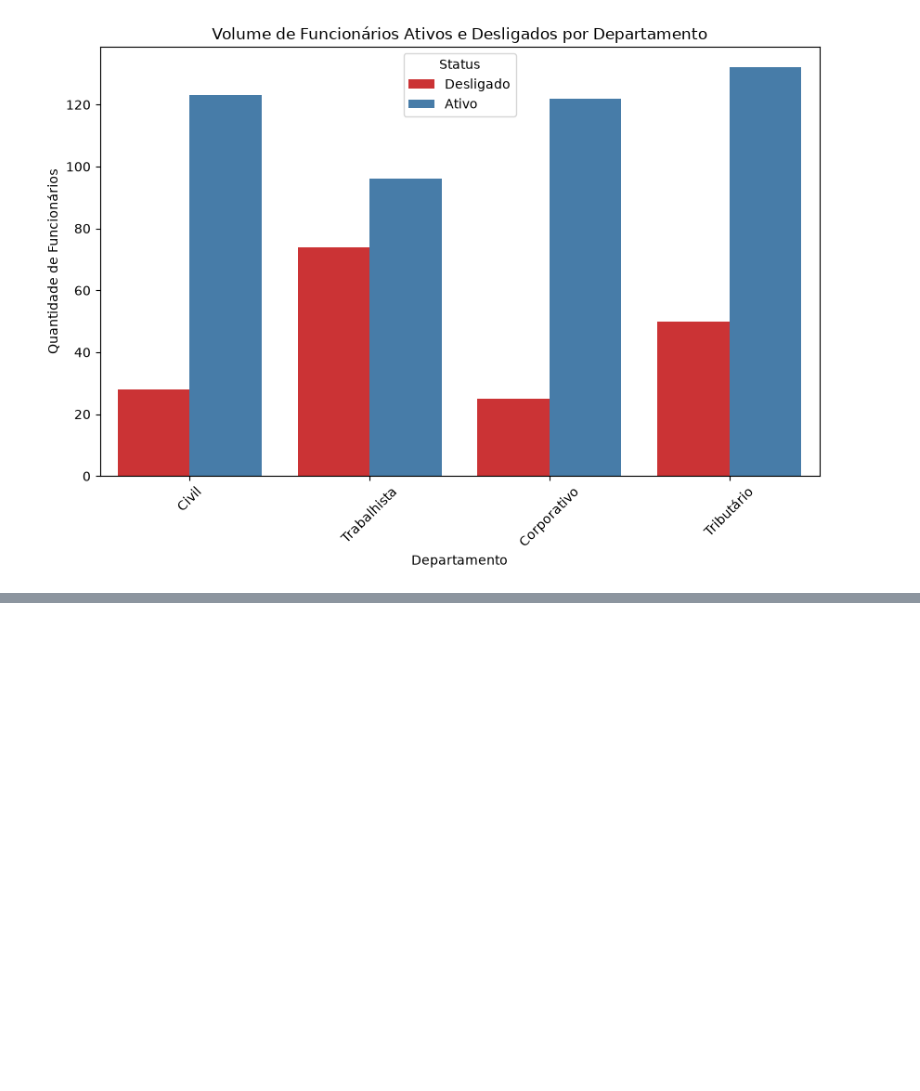
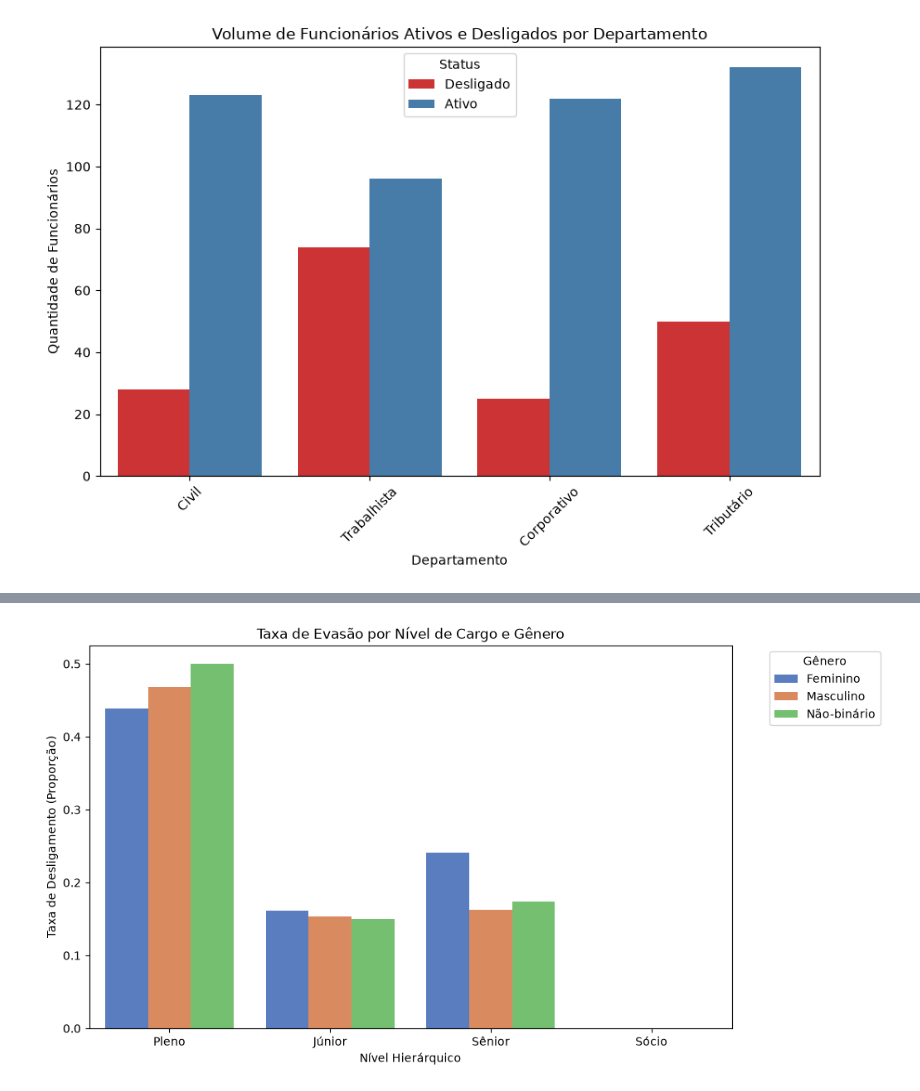
Before and after one commit to arthurfelipecairo/Projeto-de-Nivelamento00---LACEDA, a Jupyter notebook: 02-camada-prata/data_view.ipynb, the cells around one changed output, grey strips where cells are left out. Saved outputs shown, nothing was run; the diff lists cells and outputs as text; code cells hidden in the pictures; blank space fills up the shorter version.

```diff
--- a/02-camada-prata/data_view.ipynb
+++ b/02-camada-prata/data_view.ipynb
@@ -186,0 +207,20 @@ Enquanto o mapa de calor nos mostrou a *taxa proporcional* de evasão, este grá
+# %%
+plt.figure(figsize=(10, 6))
+
+# Usamos o barplot para mostrar a taxa de evasão (média da flag 0 ou 1)
+sns.barplot(
+    data=df_prata,
+    x='nivel',
+    y='flag_desligado',
+    hue='genero',
+    palette='muted',
+    errorbar=None
+)
+
+plt.title('Taxa de Evasão por Nível de Cargo e Gênero')
+plt.xlabel('Nível Hierárquico')
+plt.ylabel('Taxa de Desligamento (Proporção)')
+plt.legend(title='Gênero', bbox_to_anchor=(1.05, 1), loc='upper left')
+plt.show()
+# %% [output]
+[figure, added]
```
Also changed, not shown: parts of 10 cells of this notebook.
